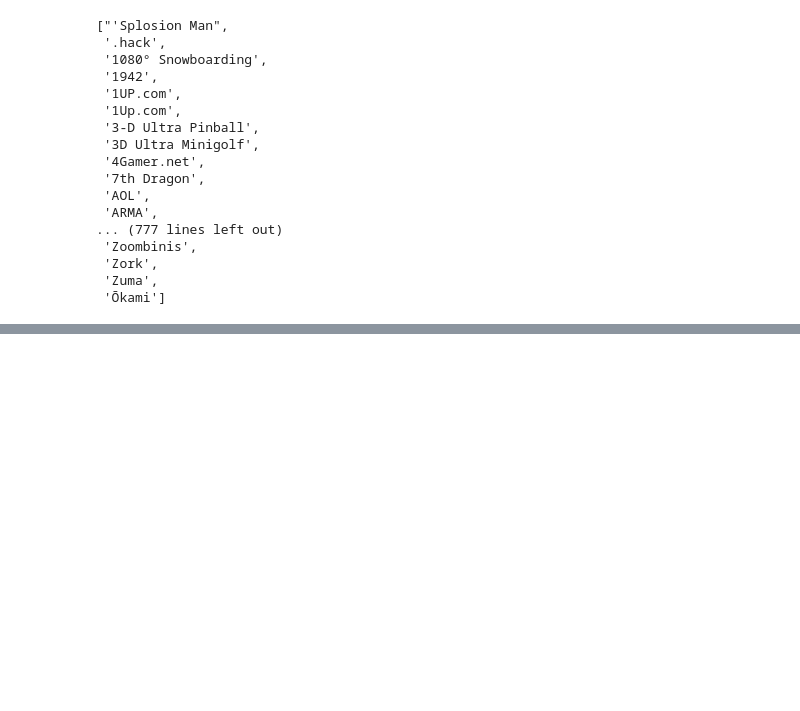
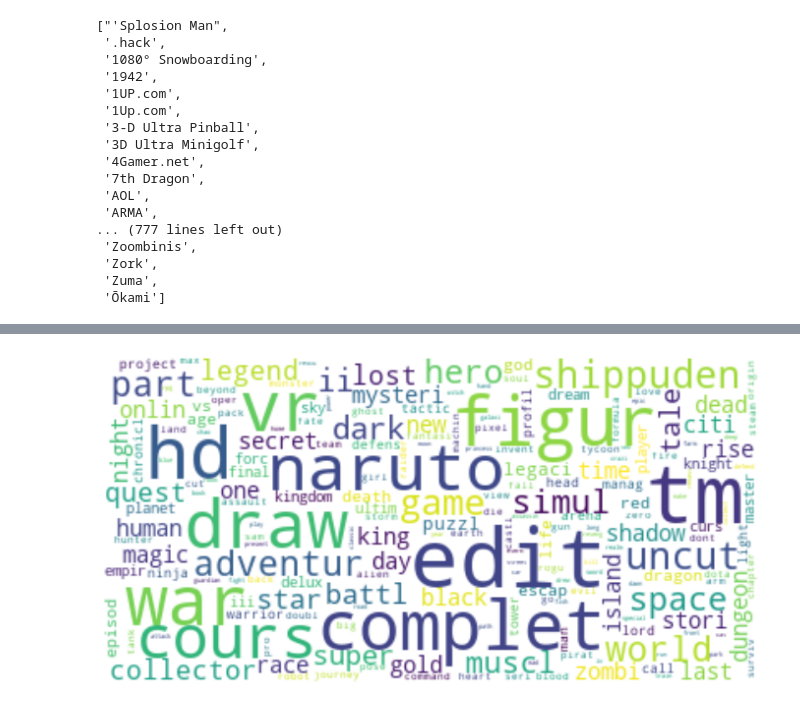
Before and after one commit to viktorattilakelemen/BigGame, a Jupyter notebook: Data_explore_slim.ipynb, the cells around one changed output, grey strips where cells are left out. Saved outputs shown, nothing was run; the diff lists cells and outputs as text; code cells hidden in the pictures; blank space fills up the shorter version.

```diff
--- a/Data_explore_slim.ipynb
+++ b/Data_explore_slim.ipynb
@@ -289,0 +321,46 @@ franchises_clean
+# %%
+#make Two Dic one for game--> words in game and one for game--> words in description
+from nltk.tokenize import word_tokenize
+from nltk.corpus import stopwords
+import string
+from nltk.stem.porter import PorterStemmer
+porter = PorterStemmer()
+stop_words = set(stopwords.words('english'))
+
+def get_clean_words(inputCol):
+    output = {}
+    for index, row in data.iterrows():
+        game = row["ResponseName"]
+        name_data = row[inputCol]
+        # split into sentences
+        tokens = word_tokenize(name_data)
+        # convert to lower case
+        tokens = [w.lower() for w in tokens]
+        # remove punctuation from each word
+        table = str.maketrans('', '', string.punctuation)
+        stripped = [w.translate(table) for w in tokens]
+        # remove remaining tokens that are not alphabetic
+        words = [word for word in stripped if word.isalpha()]
+        words = [w for w in words if not w in stop_words]
+        # stemming of words
+        stemmed = [porter.stem(word) for word in words]
+        output[game] = stemmed
+    return output
+
+
+
+game_name_words = get_clean_words("ResponseName")
+game_desc_word = get_clean_words("DetailedDescrip")
+# %%
+#name word cloud - to better see what is not reflected int he fanchoses
+import wordcloud
+all_names = [i for v in game_name_words.values() for i in v]
+
+wc = wordcloud.WordCloud(background_color='white', max_font_size=50, collocations= False,).generate(' '.join(all_names))
+
+plt.figure(figsize=(12,12))
+plt.imshow(wc, interpolation="bilinear")
+plt.axis("off")
+plt.show()
+# %% [output]
+[figure, added]
```
Also changed, not shown: parts of 18 cells of this notebook, 7 other files.
